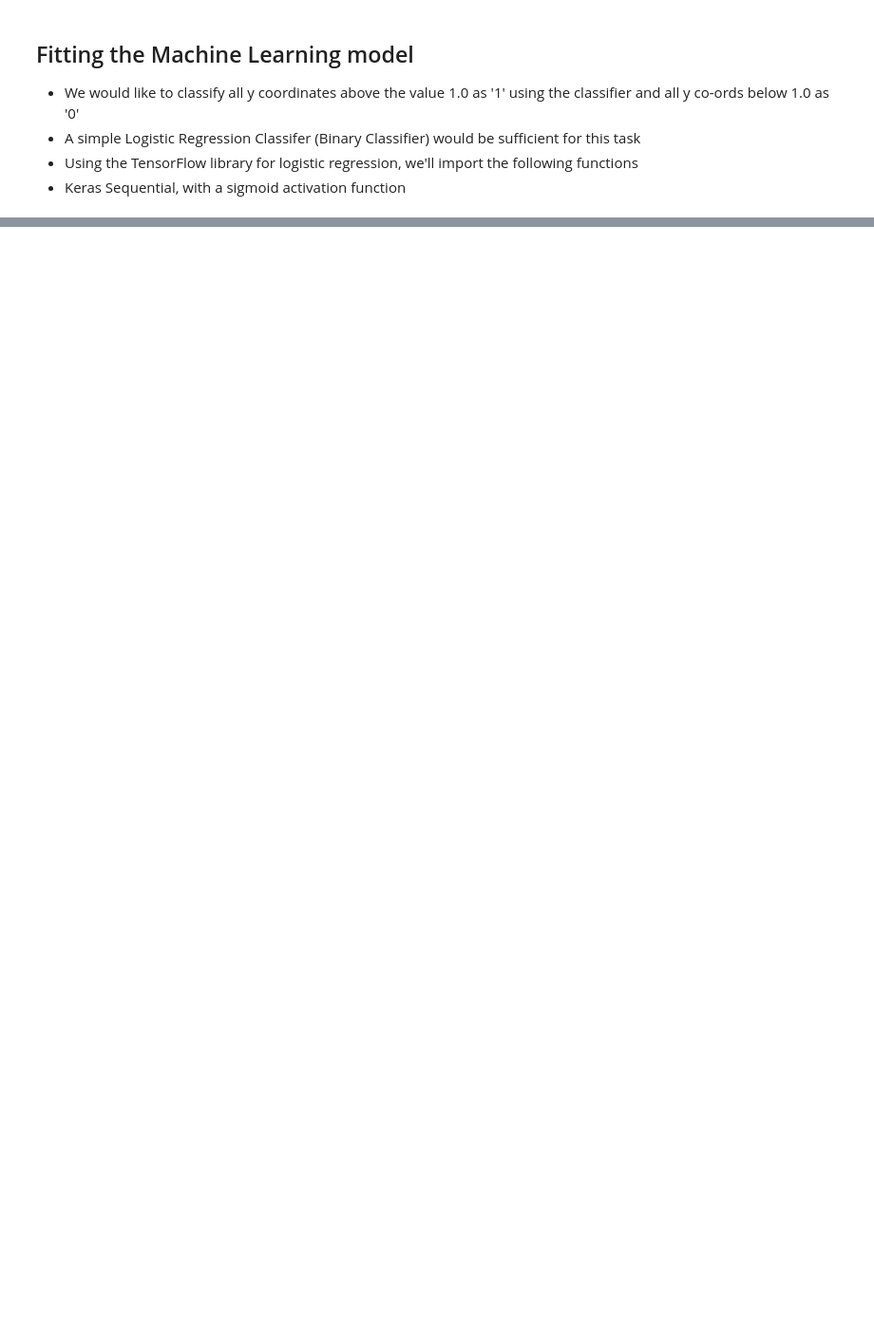
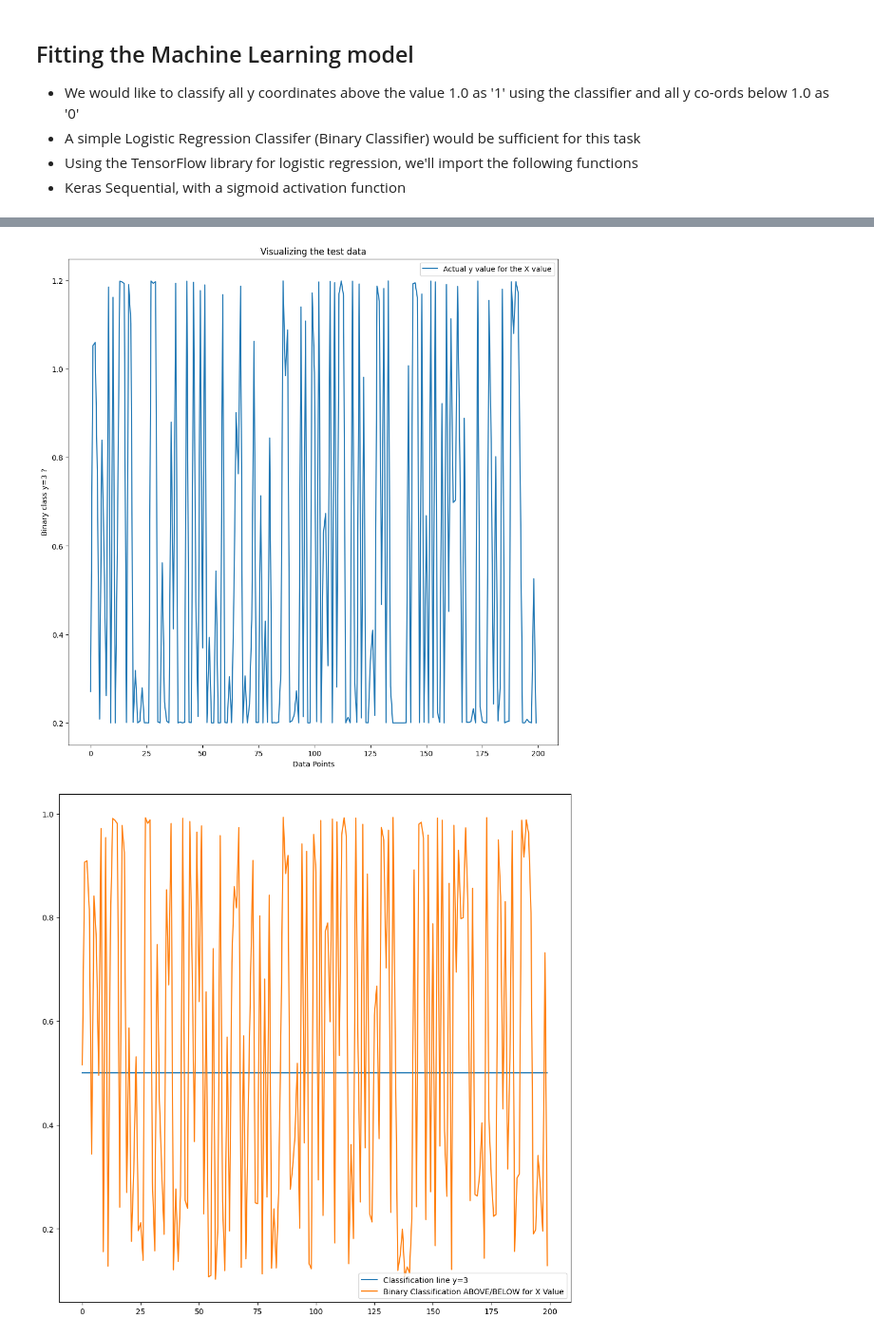
Before and after one commit to zerobsv/logistic_regression, a Jupyter notebook: logistic.ipynb, the cells around one changed output, grey strips where cells are left out. Shown at 95% size. Saved outputs shown, nothing was run; the diff lists cells and outputs as text; code cells hidden in the pictures; blank space fills up the shorter version.

```diff
--- a/logistic.ipynb
+++ b/logistic.ipynb
@@ -205,0 +236,23 @@ Predicted: [0], Actual: 0.20003440489584057
+# %%
+y_line = np.dot(0.5, np.ones(shape=(predictions.shape[0], 1)))
+
+plt.figure(figsize=(12, 12))
+
+plt.plot(y_test, label='Actual y value for the X value')
+
+plt.title('Visualizing the test data')
+plt.xlabel('Data Points')
+plt.ylabel('Binary class y=3 ?')
+plt.legend()
+
+
+plt.figure(figsize=(12, 12))
+plt.plot(y_line, label='Classification line y=3')
+plt.plot(predictions, label='Binary Classification ABOVE/BELOW for X Value')
+plt.legend()
+
+
+plt.show()
+# %% [output]
+[figure, added]
+[figure, added]
```
Also changed, not shown: parts of 4 cells of this notebook.
